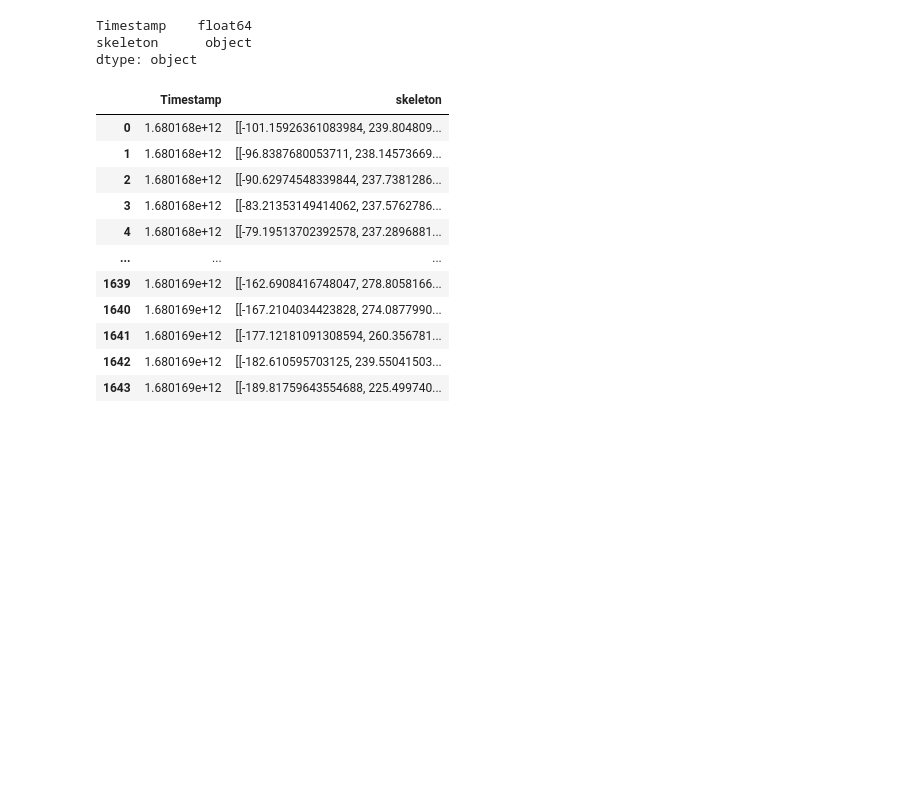
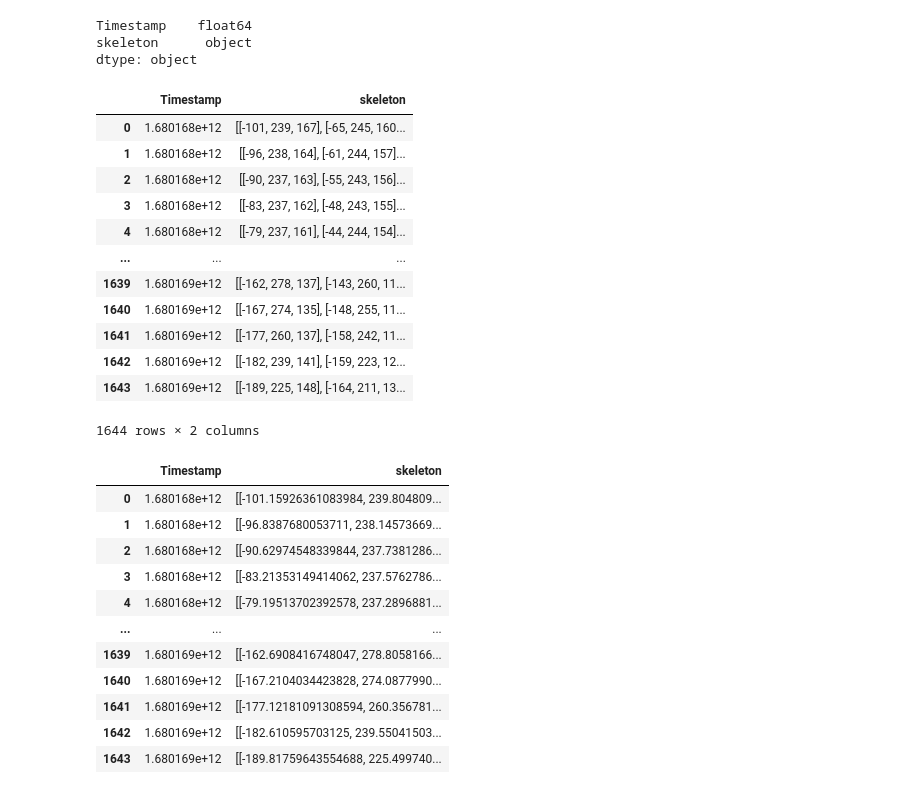
Before and after one commit to yawwam/ChiliSummerProject, a Jupyter notebook: src/skel_cap_ipmg_map_logic.ipynb, the cells around one changed output. Cells and saved outputs as stored; diff of their text form; code cells hidden in the pictures; blank space fills up the shorter version.

```diff
--- a/src/skel_cap_ipmg_map_logic.ipynb
+++ b/src/skel_cap_ipmg_map_logic.ipynb
@@ -67,6 +64,37 @@ dtype: object
 Timestamp    float64
 skeleton      object
 dtype: object
+# %%
+def process_skeleton2(skeleton,last_fingers_cols,trunc=False):
+    #we keep only four first measurements for each finger instead of 5
+    if trunc :
+        skeleton=skeleton.drop(last_fingers_cols,axis=1)
+    hand_cords = skeleton.drop("Timestamp",axis=1)
+    skeleton['skeleton'] = list(hand_cords.values.reshape(-1,21,3).astype(int))
+    skeleton = skeleton.drop(hand_cords.columns, axis=1)
+    skeleton[skeleton.columns.drop('skeleton')] = skeleton[skeleton.columns.drop('skeleton')].apply(pd.to_numeric, errors='coerce')
+    skeleton.dropna(inplace=True)
+    skeleton.Timestamp = skeleton.Timestamp*1000
+    return skeleton
+
+skeleton = read_skeleton("../data/DATA3003/16Yaman/useryaman_2023-03-30_11-35-18_1644_handleap.csv",sniffer,skel_cols)
+#process skeleton with truncation
+skeleton = process_skeleton2(skeleton,last_fingers_cols,trunc=True)
+display(skeleton)
+# %% [output]
+|  | Timestamp | skeleton |
+| 0 | 1.680168e+12 | [[-101, 239, 167], [-65, 245, 160... |
+| 1 | 1.680168e+12 | [[-96, 238, 164], [-61, 244, 157]... |
+| 2 | 1.680168e+12 | [[-90, 237, 163], [-55, 243, 156]... |
+| 3 | 1.680168e+12 | [[-83, 237, 162], [-48, 243, 155]... |
+| 4 | 1.680168e+12 | [[-79, 237, 161], [-44, 244, 154]... |
+| ... | ... | ... |
+| 1639 | 1.680169e+12 | [[-162, 278, 137], [-143, 260, 11... |
+| 1640 | 1.680169e+12 | [[-167, 274, 135], [-148, 255, 11... |
+| 1641 | 1.680169e+12 | [[-177, 260, 137], [-158, 242, 11... |
+| 1642 | 1.680169e+12 | [[-182, 239, 141], [-159, 223, 12... |
+| 1643 | 1.680169e+12 | [[-189, 225, 148], [-164, 211, 13... |
+1644 rows × 2 columns
 # %%
 display(skeleton)
 cap_img
```
Also changed, not shown: parts of 1 cell of this notebook, 1 other file.
